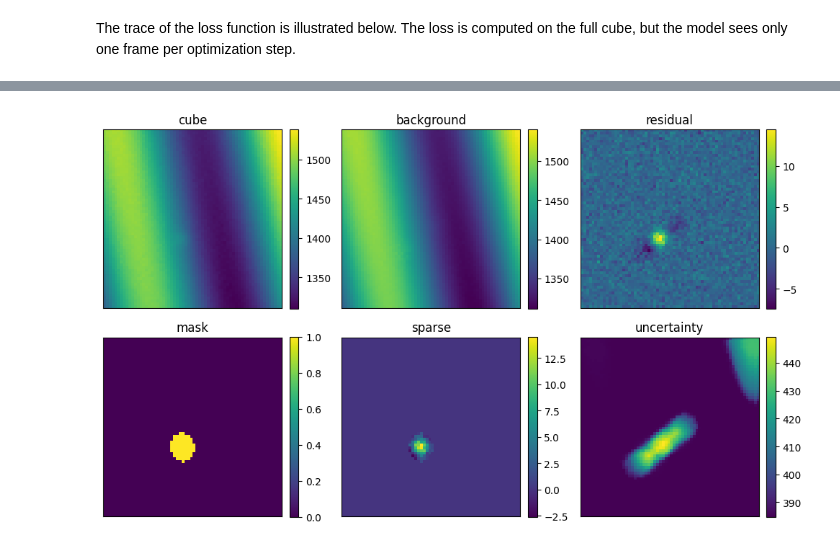
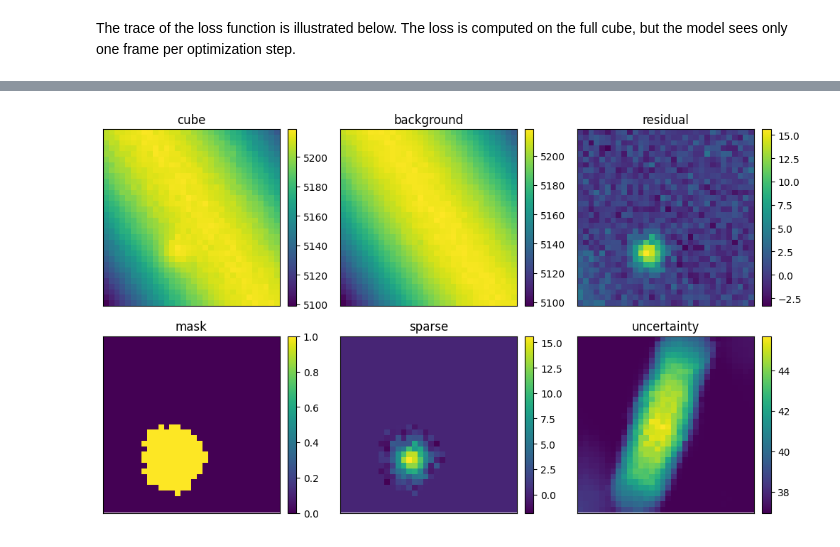
Before and after one commit to astronasutarou/comicsnet, a Jupyter notebook: notebook/tutorial_LinearBasisAE.ipynb, the cells around one changed output, grey strips where cells are left out. Drawn from its saved outputs; the diff is of its cells as text; code cells hidden in the pictures.

```diff
--- a/notebook/tutorial_LinearBasisAE.ipynb
+++ b/notebook/tutorial_LinearBasisAE.ipynb
@@ -90,19 +90,19 @@ The model learns detector-fixed basis images and frame-wise
 coefficients.  Increase `inner_steps`, `outer_steps`, or
 `latent_dim` for real data.
 # %%
-config = FitConfig(
-    outer_steps=200,
-    inner_steps=100,
+config = Config(
+    outer_steps=100,
+    inner_steps=200,
     learning_rate=1.0e-4,
     beta=1.0e-4,
-    threshold_sigma=3.0,
+    threshold_sigma=2.0,
     seed=1,
 )
 
 model_key = jax.random.PRNGKey(2)
 model = LinearBasisAE(
     frame_shape=(ny, nx),
-    latent_dim=4,
+    latent_dim=3,
     key=model_key,
 )
 
@@ -124,24 +124,24 @@ plt.show()
 # %%
-frame_index = 14
+frame_index = 16
 
 fig, axes = plt.subplots(2, 3, figsize=(10, 6))
 items = [
     ('cube', cube[frame_index]),
     ('background', result.background[frame_index]),
     ('residual', result.residual[frame_index]),
     ('mask', result.mask[frame_index]),
     ('sparse', result.sparse[frame_index]),
     ('uncertainty', result.uncertainty[frame_index]),
 ]
 
 for axis, (title, image) in zip(axes.ravel(), items):
     handle = axis.imshow(image, origin='lower', cmap='viridis')
     axis.set_title(title)
     axis.set_xticks([])
     axis.set_yticks([])
     fig.colorbar(handle, ax=axis, fraction=0.046, pad=0.04)
 
 fig.tight_layout()
 plt.show()
 # %% [output]
-[figure, old version]
+[figure, new version]
```
Also changed, not shown: parts of 5 cells of this notebook, 3 other files.
